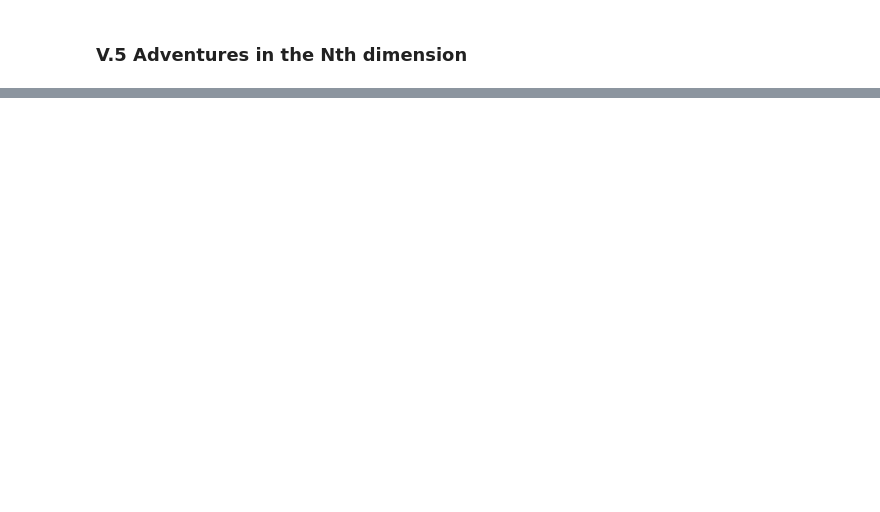
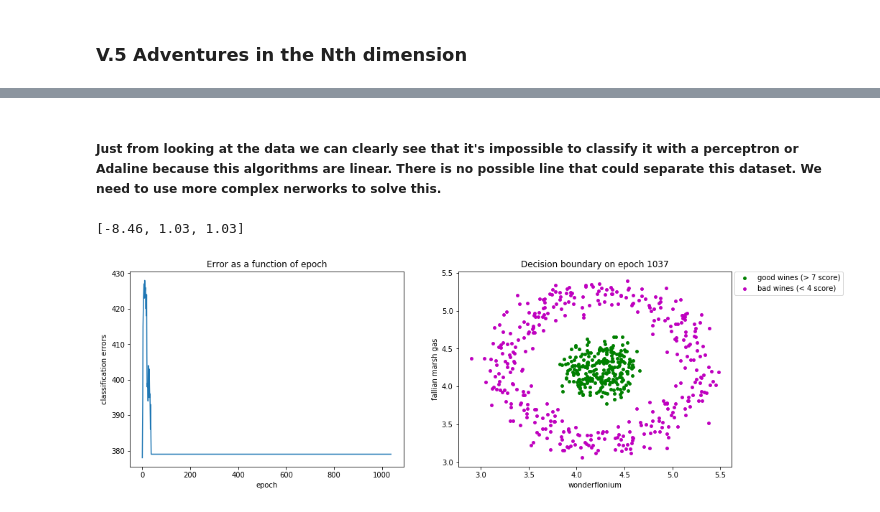
Before and after one commit to ThomasH88/ft_sommelier, a Jupyter notebook: ft_sommelier.ipynb, the cells around one changed output, grey strips where cells are left out. Saved outputs shown, nothing was run; the diff lists cells and outputs as text; code cells hidden in the pictures; blank space fills up the shorter version.

```diff
--- a/ft_sommelier.ipynb
+++ b/ft_sommelier.ipynb
@@ -144,7 +129,7 @@ performance = perceptron_trainer(red_wine_df, l_rate=0.98, epochs=0)
 # %% [markdown]
 #### c) Plot perceptron performance
 # %%
-def plot_perceptron_performance(wine_data, performance, good_threshold, bad_threshold, epoch=-1):
+def plot_perceptron_performance(wine_data, performance, good_threshold, bad_threshold, feature_list=["pH", "alcohol"], epoch=-1):
     fig, axvec = plt.subplots(1, 2, figsize=(15, 5))
     if (epoch >= 0):
         performance = performance[: epoch + 1]
@@ -159,14 +144,14 @@ def plot_perceptron_performance(wine_data, performance, good_threshold, bad_thre
     plt.title('Error as a function of epoch')
 
     plt.sca(axvec[1])
-    good = plt.scatter(wine_data['pH'][wine_data['quality'] > good_threshold],
-                wine_data['alcohol'][wine_data['quality'] > good_threshold], s=15, c='g')
-    bad = plt.scatter(wine_data['pH'][wine_data['quality'] < bad_threshold],
-                wine_data['alcohol'][wine_data['quality'] < bad_threshold], s=15, c='m')
+    good = plt.scatter(wine_data[feature_list[0]][wine_data['quality'] > good_threshold],
+                wine_data[feature_list[1]][wine_data['quality'] > good_threshold], s=15, c='g')
+    bad = plt.scatter(wine_data[feature_list[0]][wine_data['quality'] < bad_threshold],
+                wine_data[feature_list[1]][wine_data['quality'] < bad_threshold], s=15, c='m')
     plt.legend((good, bad), ('good wines (> {} score)'.format(good_threshold),
                              'bad wines (< {} score)'.format(bad_threshold)), loc=(1.01, 0.88))
-    plt.xlabel('pH')
-    plt.ylabel('alcohol')
+    plt.xlabel(feature_list[0])
+    plt.ylabel(feature_list[1])
     plt.title('Decision boundary on epoch {}'.format(epoch))
     x_list = [2.8, 3.8]
     w = performance[-1][2]
@@ -304,17 +286,6 @@ bad_threshold = 5
 my_adaline = Adaline()
 perf = my_adaline.train(red_wine_df, l_rate=0.0003, good_nb=good_threshold, bad_nb=bad_threshold)
 plot_perceptron_performance(red_wine_df, perf, good_threshold, bad_threshold)
-# %%
-features, labels = select_features_labels(red_wine_df, good_threshold, bad_threshold)
-# %%
-print(len(features[0]), "                  ", len(features[1]))
-print("***************************")
-count = 0
-for i, j, k in zip(features[0], features[1], labels):
-    print("{:>5} {:>5} {:>5}".format(i, j, k))
-    count += 1
-    if (count % 10 == 0):
-        print("----------------------------")
 # %%
 random.seed(1998)
 good_threshold = 6
@@ -554,0 +556,2 @@ class Adaline_2:
+# %% [markdown]
+##### Just from looking at the data we can clearly see that it's impossible to classify it with a perceptron or Adaline because this algorithms are linear. There is no possible line that could separate this dataset. We need to use more complex nerworks to solve this.
@@ -554,0 +620,10 @@ class Adaline_2:
+# %%
+random.seed(123)
+good_threshold = 7
+bad_threshold = 4
+my_adaline = Adaline_galactic()
+perf = my_adaline.train(galactic_df, l_rate=0.003, good_nb=good_threshold, bad_nb=bad_threshold)
+plot_perceptron_performance(galactic_df, perf, good_threshold, bad_threshold, feature_list=["wonderflonium", "fallian marsh gas"])
+# %% [output]
+[-8.46, 1.03, 1.03]
+[figure, added]
```
Also changed, not shown: parts of 22 cells of this notebook.
